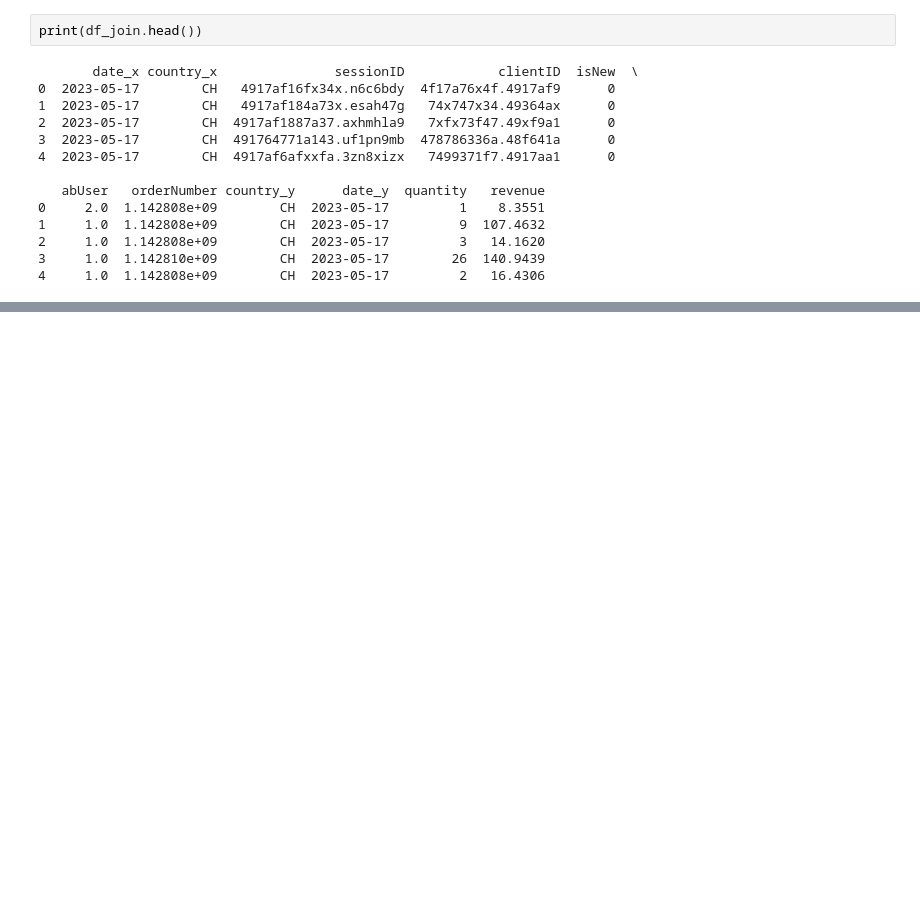
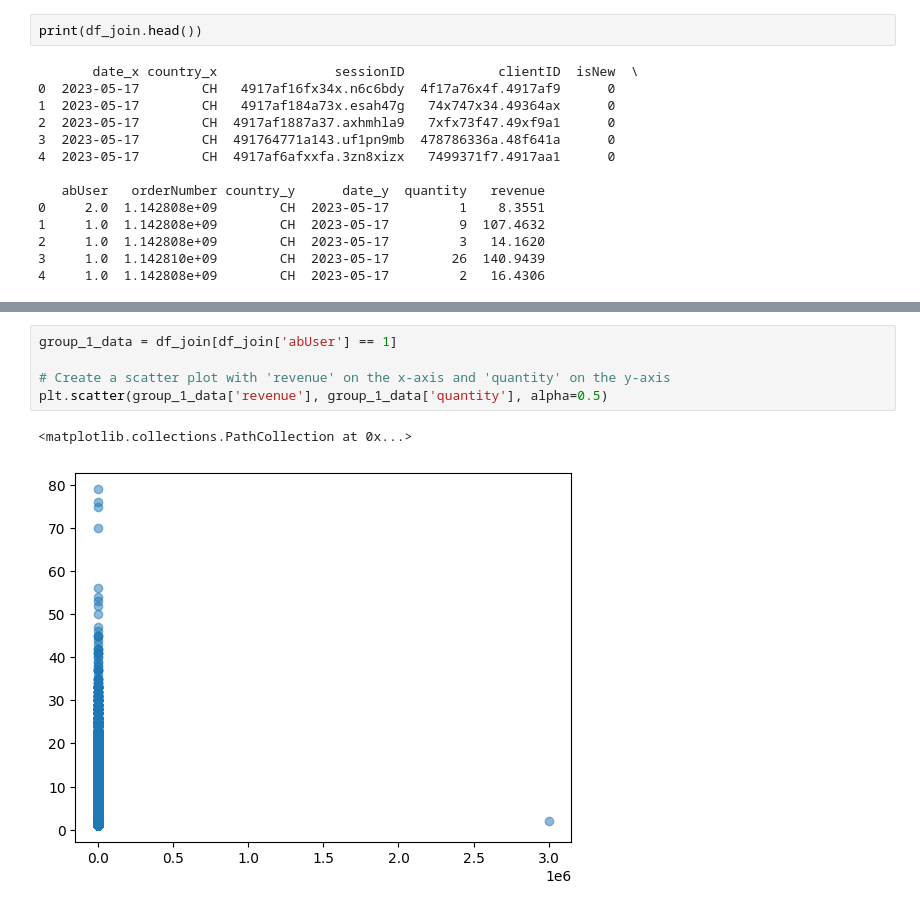
Before and after one commit to KlaraMartinaskova/notino, a Jupyter notebook: development_file.ipynb, the cells around one changed output, grey strips where cells are left out. Drawn from its saved outputs; the diff is of its cells as text; blank space fills up the shorter version.

```diff
--- a/development_file.ipynb
+++ b/development_file.ipynb
@@ -253,0 +300,8 @@ The average revenue of reco group is 66.91 and the average revenue of control gr
+# %%
+group_1_data = df_join[df_join['abUser'] == 1]
+
+# Create a scatter plot with 'revenue' on the x-axis and 'quantity' on the y-axis
+plt.scatter(group_1_data['revenue'], group_1_data['quantity'], alpha=0.5)
+# %% [output]
+<matplotlib.collections.PathCollection at 0x...>
+[figure, added]
```
Also changed, not shown: parts of 10 cells of this notebook, 1 other file.
